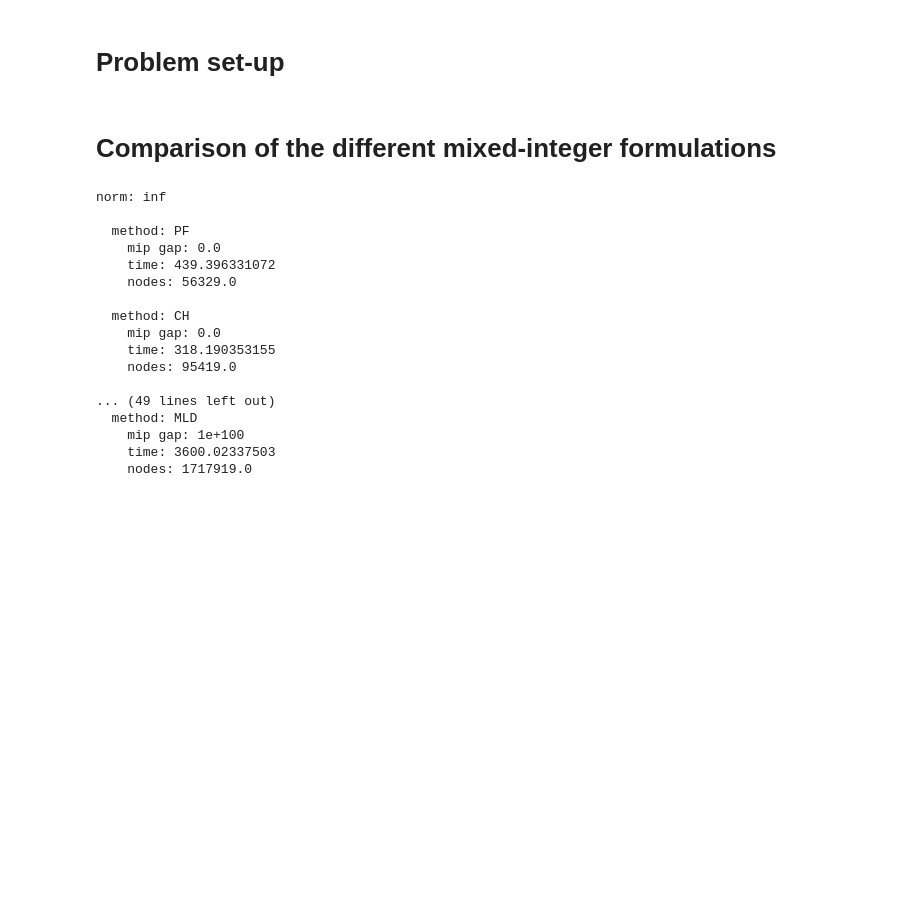
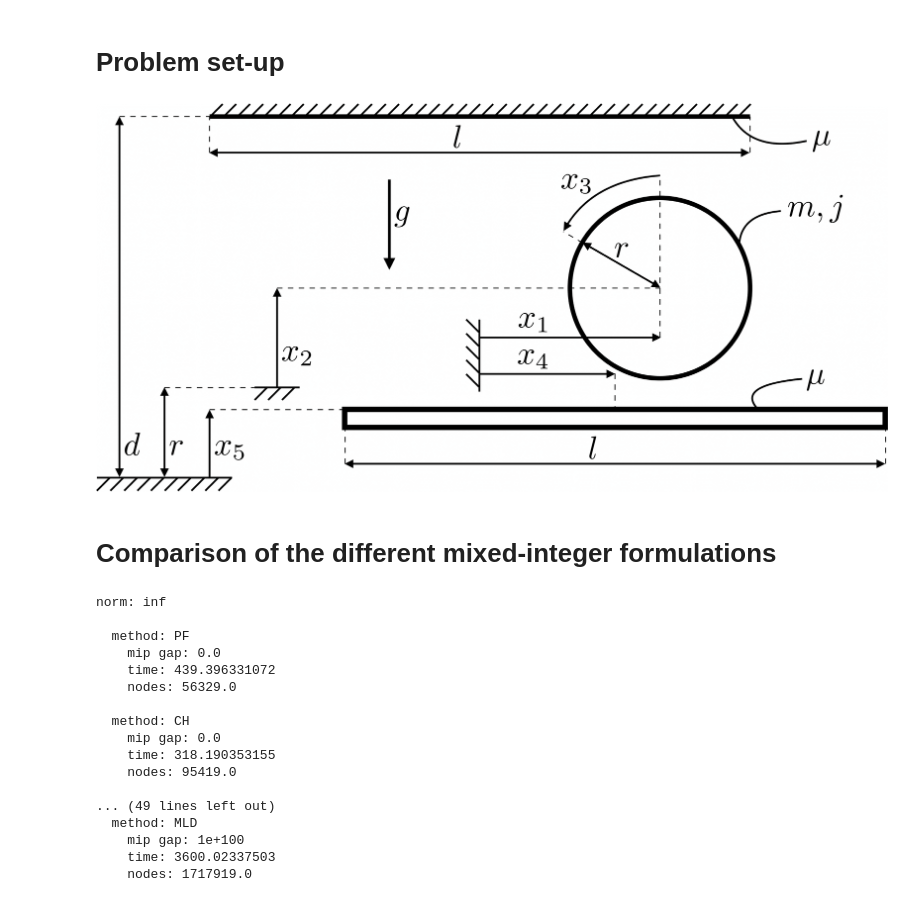
Before and after one commit to TobiaMarcucci/pympc, a Jupyter notebook: examples/ball_and_paddle_2d.ipynb, the cells around one changed output. Cells and saved outputs as stored; diff of their text form; code cells hidden in the pictures; blank space fills up the shorter version.

Commit message:
Adds a picture to the ball and apddle notebbook.
Adds a picture to the ball and apddle notebbook.

```diff
--- a/examples/ball_and_paddle_2d.ipynb
+++ b/examples/ball_and_paddle_2d.ipynb
@@ -14,6 +15,11 @@ from pympc.dynamics.discrete_time_systems import LinearSystem, AffineSystem, Pie
 from pympc.control.hybrid_benchmark.controllers import HybridModelPredictiveController
 # %% [markdown]
 # Problem set-up
+# %%
+# schematic representation of the system
+Image("ball_and_paddle.png")
+# %% [output]
+[figure, added]
 # %%
 # numeric parameters of the system
 m = 1.
```
Also changed, not shown: parts of 7 cells of this notebook, 1 other file.
